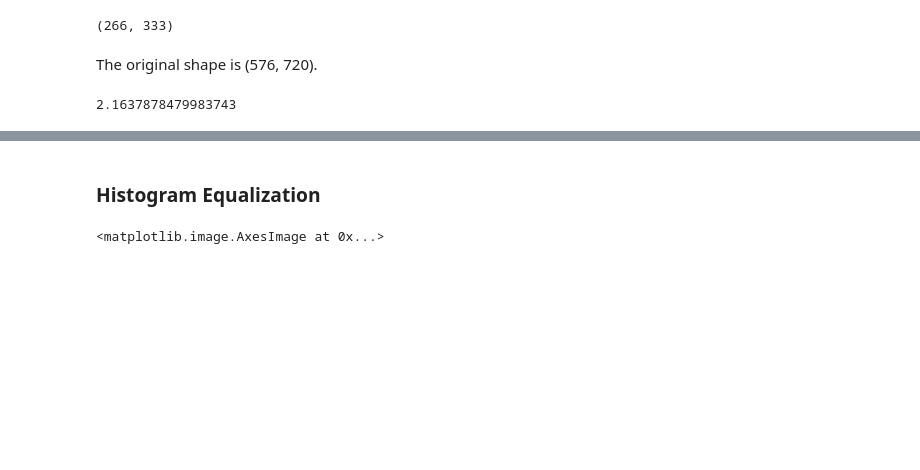
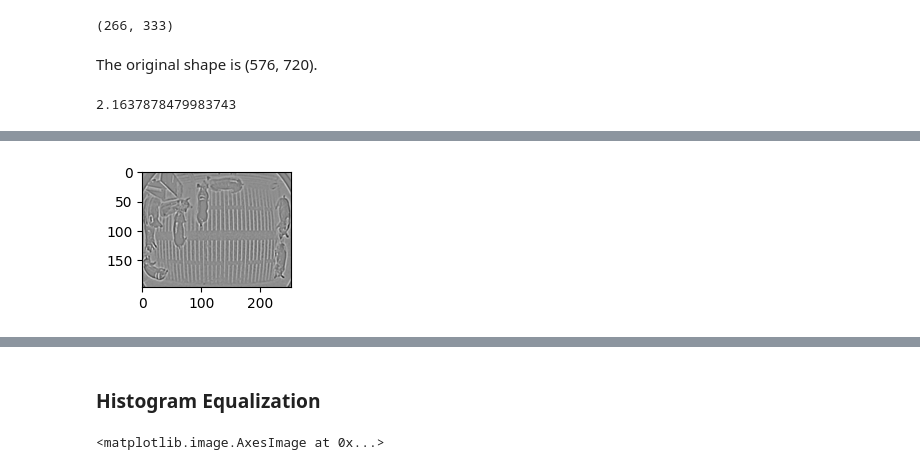
Before and after one commit to pkuxklx/cv_mass, a Jupyter notebook: 1_cut_contra_morpho.ipynb, the cells around one changed output, grey strips where cells are left out. Saved outputs shown, nothing was run; the diff lists cells and outputs as text; code cells hidden in the pictures; blank space fills up the shorter version.

```diff
--- a/1.ipynb
+++ b/1_cut_contra_morpho.ipynb
@@ -41,0 +78,5 @@ pltHist(pigs);
+# %%
+plt.imshow(lap)
+lap = cv2.Laplacian(lap, cv2.CV_64F)
+# %% [output]
+[figure, added]
```
Also changed, not shown: parts of 10 cells of this notebook, 15 other files.
